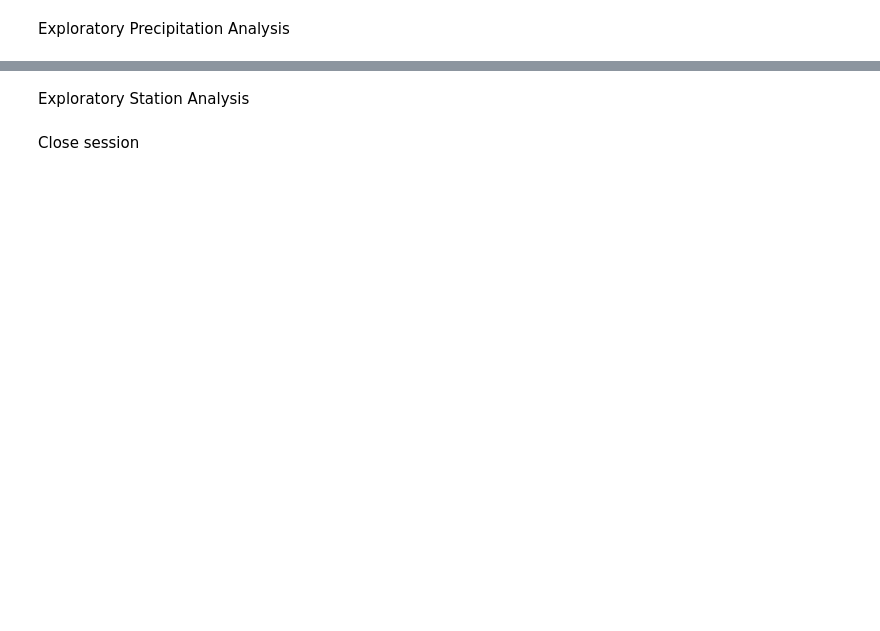
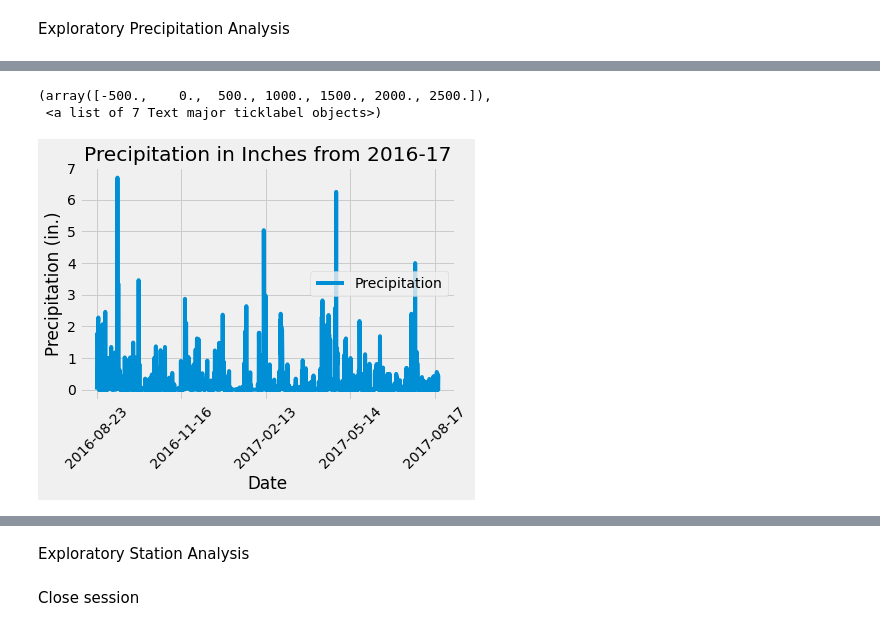
Before and after one commit to masontotall/sqlalchemy-challenge, a Jupyter notebook: climate_analysis.ipynb, the cells around one changed output, grey strips where cells are left out. Saved outputs shown, nothing was run; the diff lists cells and outputs as text; code cells hidden in the pictures; blank space fills up the shorter version.

Commit message:
Finished the precipitation queries and analysis

```diff
--- a/climate_analysis.ipynb
+++ b/climate_analysis.ipynb
@@ -31,4 +44,6 @@ Base.prepare(engine, reflect=True)
 # %%
  # Create our session (link) from Python to the DB
+
+session = Session(engine)
 # %% [markdown]
  Exploratory Precipitation Analysis
@@ -53,0 +100,7 @@ Base.prepare(engine, reflect=True)
+# %%
+# Perform a query to retrieve the data and precipitation scores
+
+p_data = session.query(Measurement.date, Measurement.prcp).filter(Measurement.date >= '2016-08-23').\
+filter(Measurement.date <= '2017-08-23').all()
+
+p_data
@@ -53,0 +125,11 @@ Base.prepare(engine, reflect=True)
+# %%
+# Save the query results as a Pandas DataFrame and set the index to the date column
+
+precipt_df = pd.DataFrame(p_data).set_index('date')
+
+#Rename Columns
+
+precipt_df = precipt_df.rename(columns = {'prcp' : 'Precipitation',
+                                         'date' : 'Date'})
+
+precipt_df
@@ -53,0 +151,12 @@ Base.prepare(engine, reflect=True)
+# %%
+#Drop NaN's
+
+precipt_df = precipt_df.dropna()
+
+#precipt_df
+
+# Sort the dataframe by date
+
+precipt_df = precipt_df.sort_values(by='date')
+
+precipt_df
@@ -54,2 +178,18 @@ Base.prepare(engine, reflect=True)
+# %%
+# Use Pandas Plotting with Matplotlib to plot the data
+
+precipt_df.plot()
+
+plt.title('Precipitation in Inches from 2016-17')
+
+plt.xlabel('Date')
+
+plt.ylabel('Precipitation (in.)')
+
+plt.xticks(rotation = 45)
+# %% [output]
+(array([-500.,    0.,  500., 1000., 1500., 2000., 2500.]),
+ <a list of 7 Text major ticklabel objects>)
+[figure, added]
 # %%
 # Use Pandas to calcualte the summary statistics for the precipitation data
```
Also changed, not shown: parts of 14 cells of this notebook, 2 other files.
